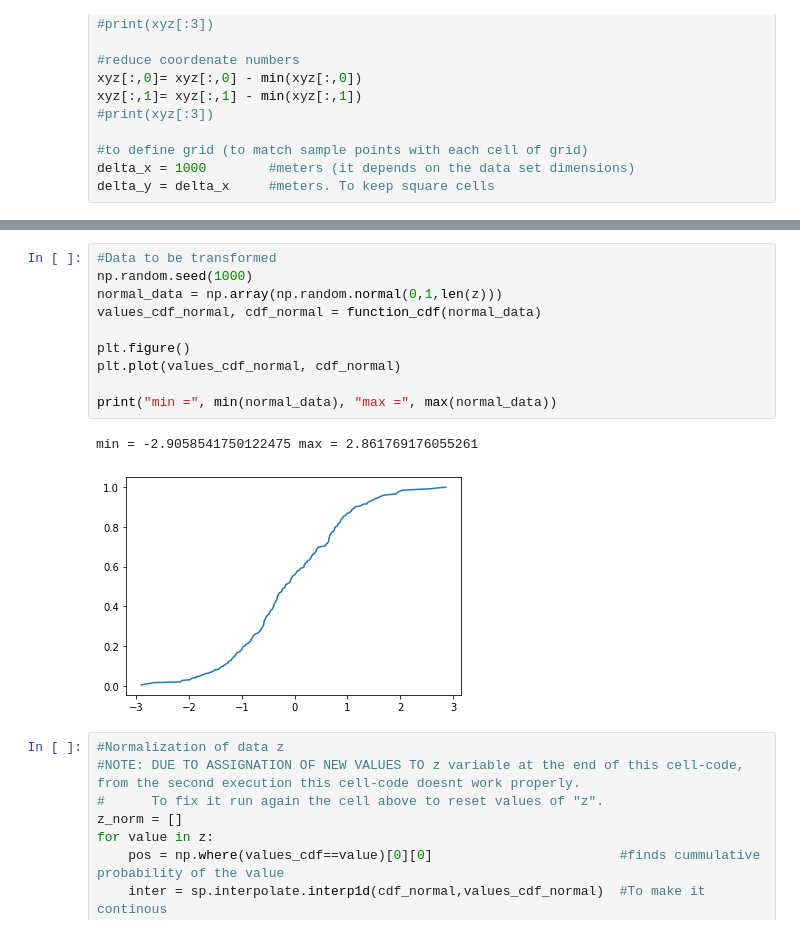
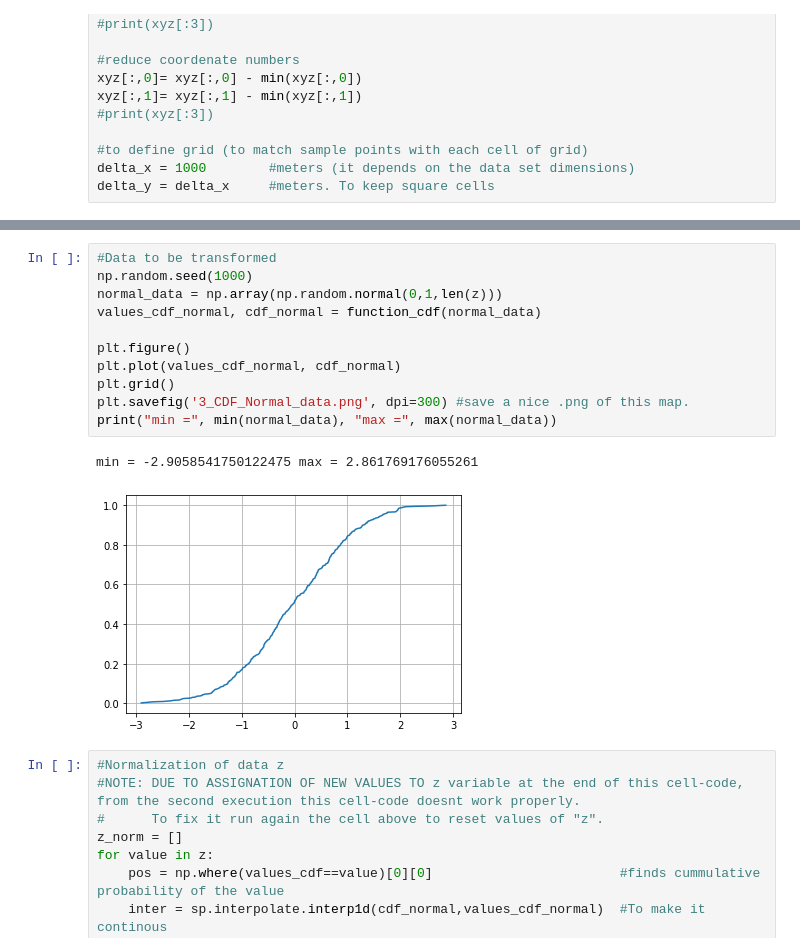
Before and after one commit to sazuluagaz/Geostatistics_Project, a Jupyter notebook: SGS_code_Jimmy_external_data.ipynb, the cells around one changed output, grey strips where cells are left out. Cells and saved outputs as stored; diff of their text form.

```diff
--- a/SGS_code_Jimmy_external_data.ipynb
+++ b/SGS_code_Jimmy_external_data.ipynb
@@ -88,16 +89,17 @@ plt.plot(values_cdf, cdf)
 # %%
 #Data to be transformed
 np.random.seed(1000)
 normal_data = np.array(np.random.normal(0,1,len(z)))
 values_cdf_normal, cdf_normal = function_cdf(normal_data)
 
 plt.figure()
 plt.plot(values_cdf_normal, cdf_normal)
-
+plt.grid()
+plt.savefig('3_CDF_Normal_data.png', dpi=300) #save a nice .png of this map.
 print("min =", min(normal_data), "max =", max(normal_data))
 # %% [output]
 min = -2.9058541750122475 max = 2.861769176055261
-[figure, old version]
+[figure, new version]
 # %%
 #Normalization of data z
 #NOTE: DUE TO ASSIGNATION OF NEW VALUES TO z variable at the end of this cell-code, from the second execution this cell-code doesnt work properly.
```
Also changed, not shown: parts of 31 cells of this notebook, 4 other files.
